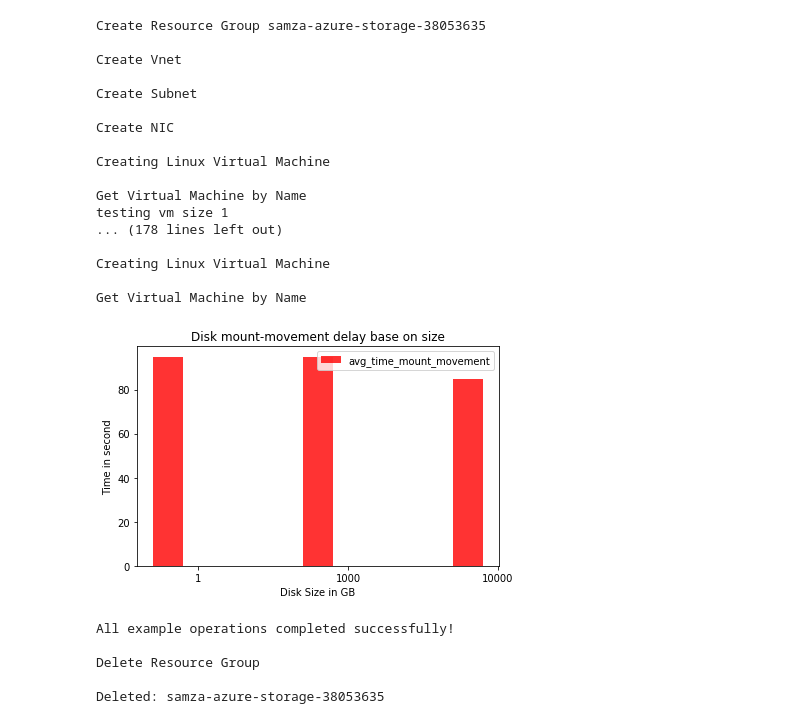
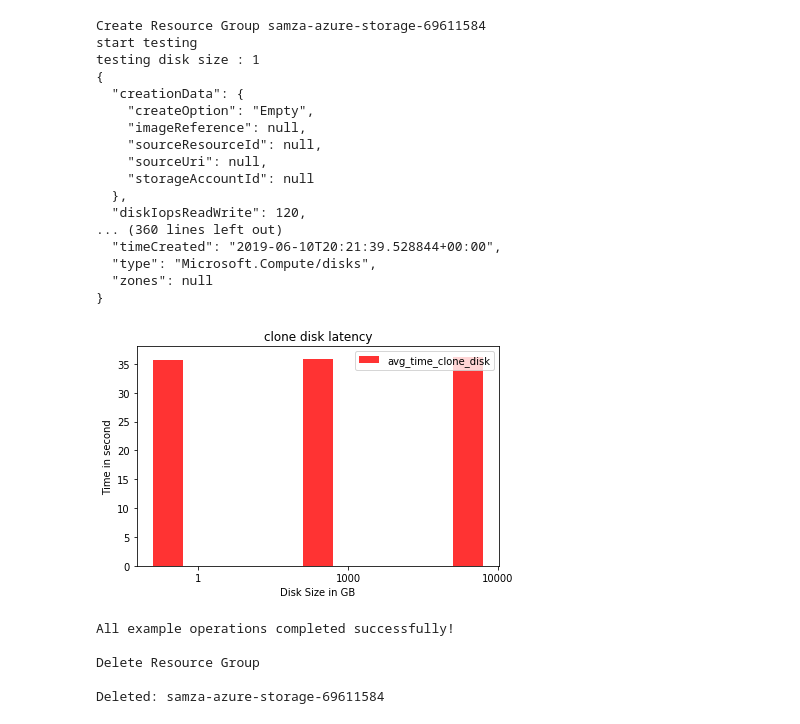
Before and after one commit to xiefan46/samza-azure-storage, a Jupyter notebook: samza-azure-test.ipynb, the cells around one changed output. Cells and saved outputs as stored; diff of their text form; code cells hidden in the pictures.

```diff
--- a/samza-azure-test.ipynb
+++ b/samza-azure-test.ipynb
@@ -662,29 +911,29 @@ def test_disk_remounting_delay(test_disk_size_list = [1, 1000, 10000]):
         print('All example operations completed successfully!')
     finally:
         resource_group_delete_async(resource_client, group_name)
-# %%
-test_disk_remounting_delay()
-# %% [output]
-Create Resource Group samza-azure-storage-38053635
-
-Create Vnet
-
-Create Subnet
-
-Create NIC
-
-Creating Linux Virtual Machine
-
-Get Virtual Machine by Name
-testing vm size 1
-... (178 lines left out)
-
-Creating Linux Virtual Machine
-
-Get Virtual Machine by Name
-[figure, removed]
-All example operations completed successfully!
-
-Delete Resource Group
-
-Deleted: samza-azure-storage-38053635
+# %%
+test_7()
+# %% [output]
+Create Resource Group samza-azure-storage-69611584
+start testing
+testing disk size : 1
+{
+  "creationData": {
+    "createOption": "Empty",
+    "imageReference": null,
+    "sourceResourceId": null,
+    "sourceUri": null,
+    "storageAccountId": null
+  },
+  "diskIopsReadWrite": 120,
+... (360 lines left out)
+  "timeCreated": "2019-06-10T20:21:39.528844+00:00",
+  "type": "Microsoft.Compute/disks",
+  "zones": null
+}
+[figure, added]
+All example operations completed successfully!
+
+Delete Resource Group
+
+Deleted: samza-azure-storage-69611584
```
Also changed, not shown: parts of 20 cells of this notebook, 3 other files.
